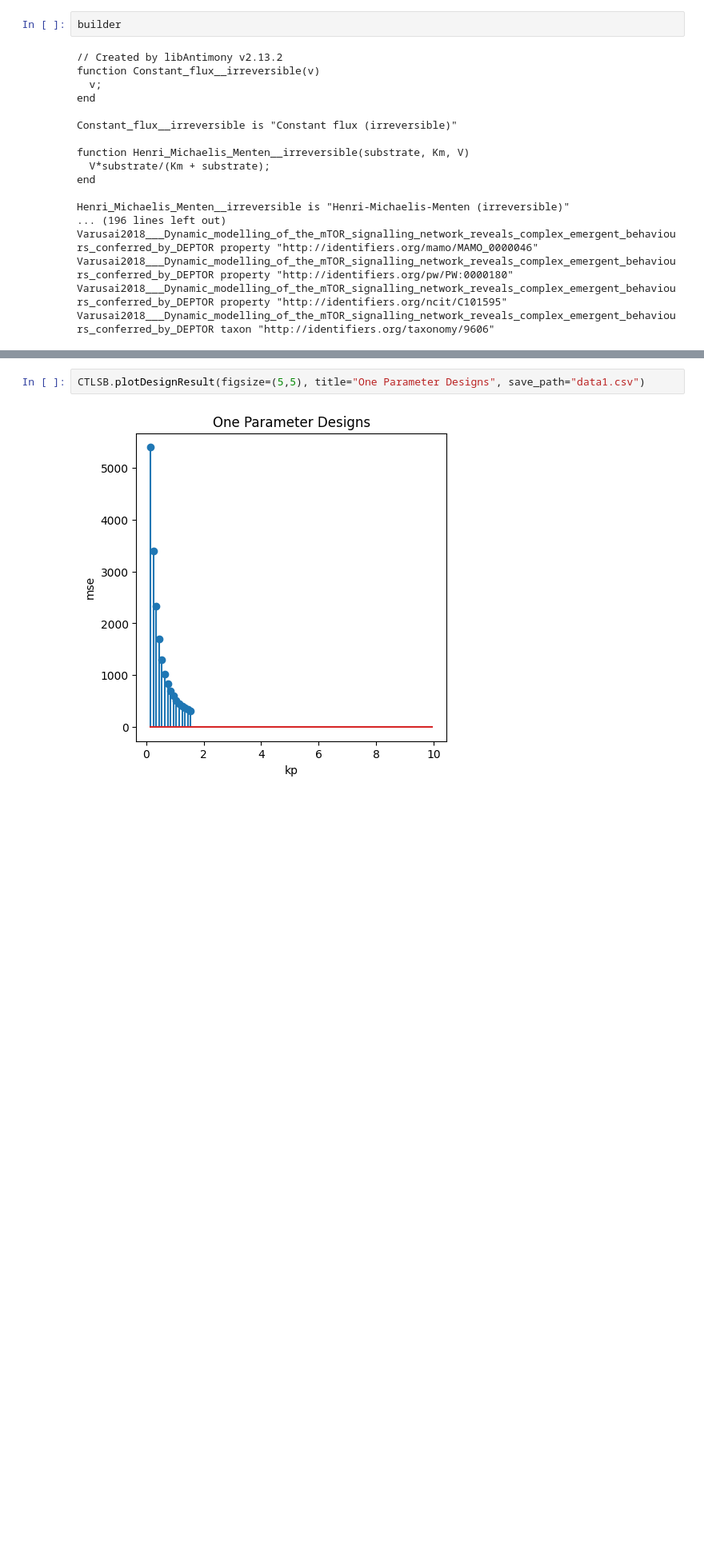
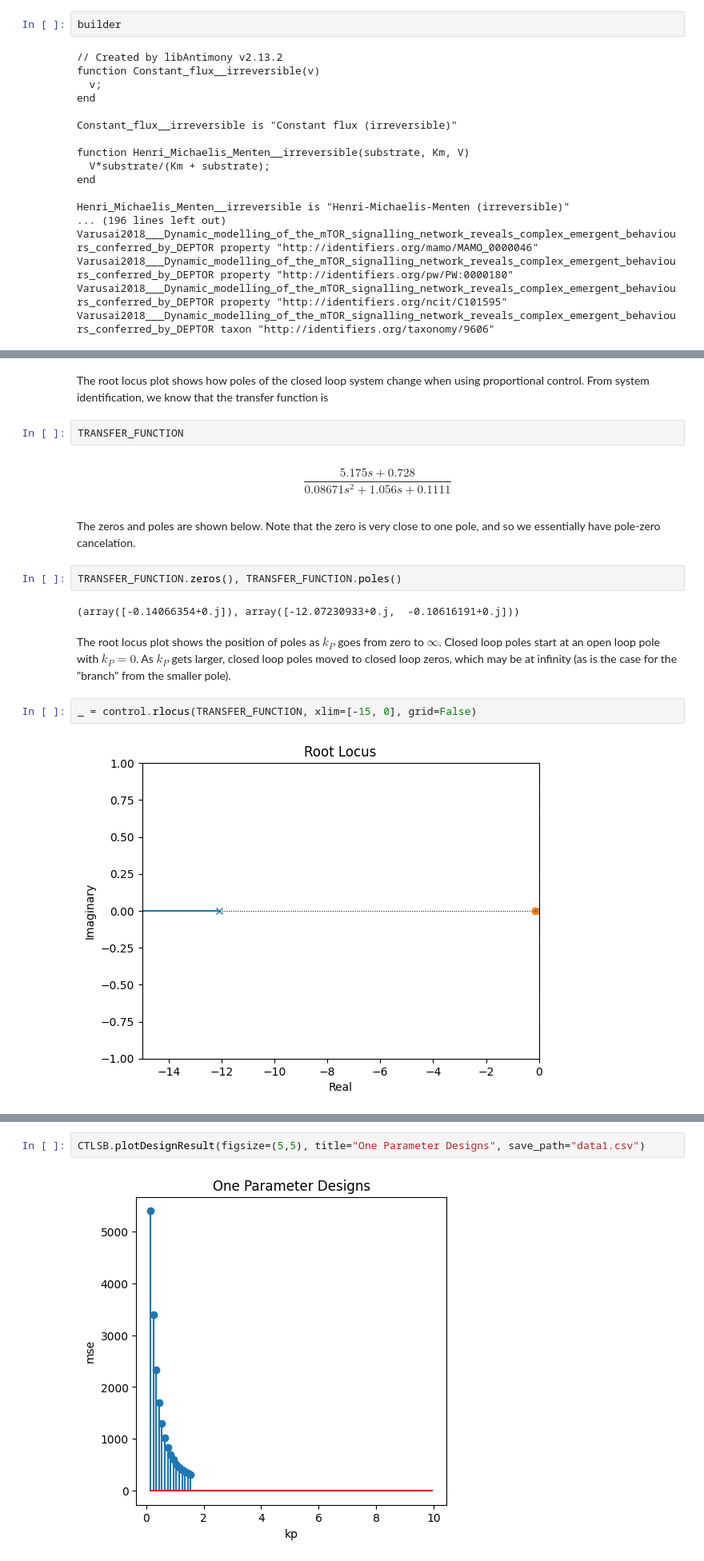
Before and after one commit to ModelEngineering/controlSBML, a Jupyter notebook: examples/Analysis-of-mTOR.ipynb, the cells around one changed output, grey strips where cells are left out. Shown at 80% size. Cells and saved outputs as stored; diff of their text form; blank space fills up the shorter version.

```diff
--- a/examples/Analysis-of-mTOR.ipynb
+++ b/examples/Analysis-of-mTOR.ipynb
@@ -201,0 +197,19 @@ We are able to simulate the closed loop system, but it's not easy to find design
+# %% [markdown]
+The root locus plot shows how poles of the closed loop system change when using proportional control. From system identification, we know that the transfer function is
+# %%
+TRANSFER_FUNCTION
+# %% [output]
+$$\frac{5.175 s + 0.728}{0.08671 s^2 + 1.056 s + 0.1111}$$
+# %% [markdown]
+The zeros and poles are shown below. Note that the zero is very close to one pole, and so we essentially have pole-zero cancelation.
+# %%
+TRANSFER_FUNCTION.zeros(), TRANSFER_FUNCTION.poles()
+# %% [output]
+(array([-0.14066354+0.j]), array([-12.07230933+0.j,  -0.10616191+0.j]))
+# %% [markdown]
+The root locus plot shows the position of poles as $k_P$ goes from zero to $\infty$. Closed loop poles start at an open loop pole with $k_P = 0$.
+As $k_P$ gets larger, closed loop poles moved to closed loop zeros, which may be at infinity (as is the case for the "branch" from the smaller pole).
+# %%
+_ = control.rlocus(TRANSFER_FUNCTION, xlim=[-15, 0], grid=False)
+# %% [output]
+[figure, added]
```
Also changed, not shown: parts of 32 cells of this notebook, 4 other files.
